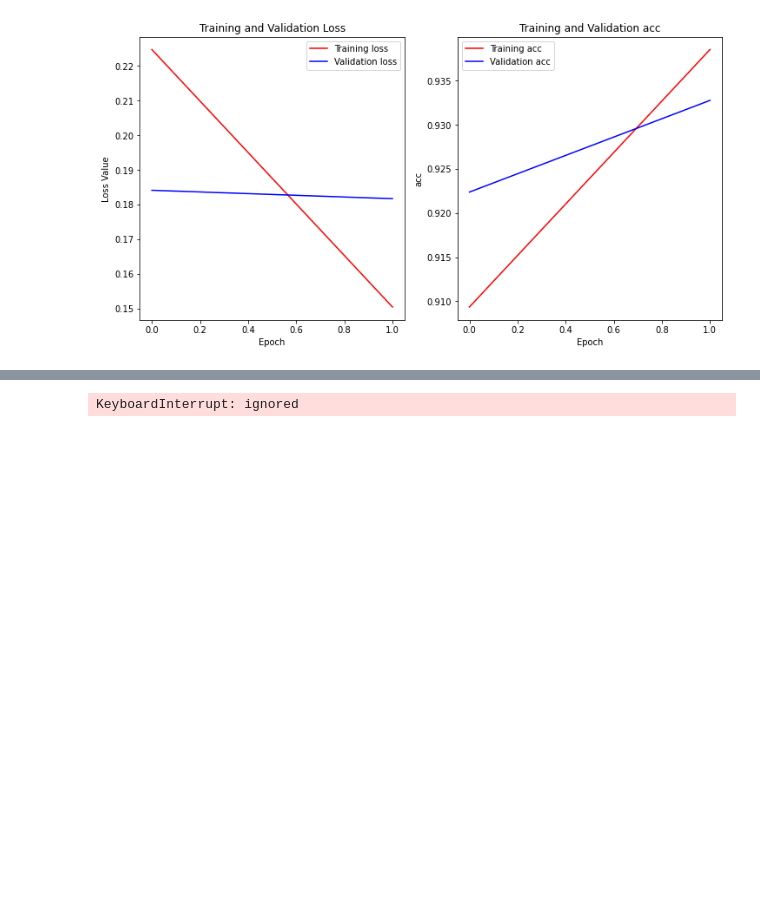
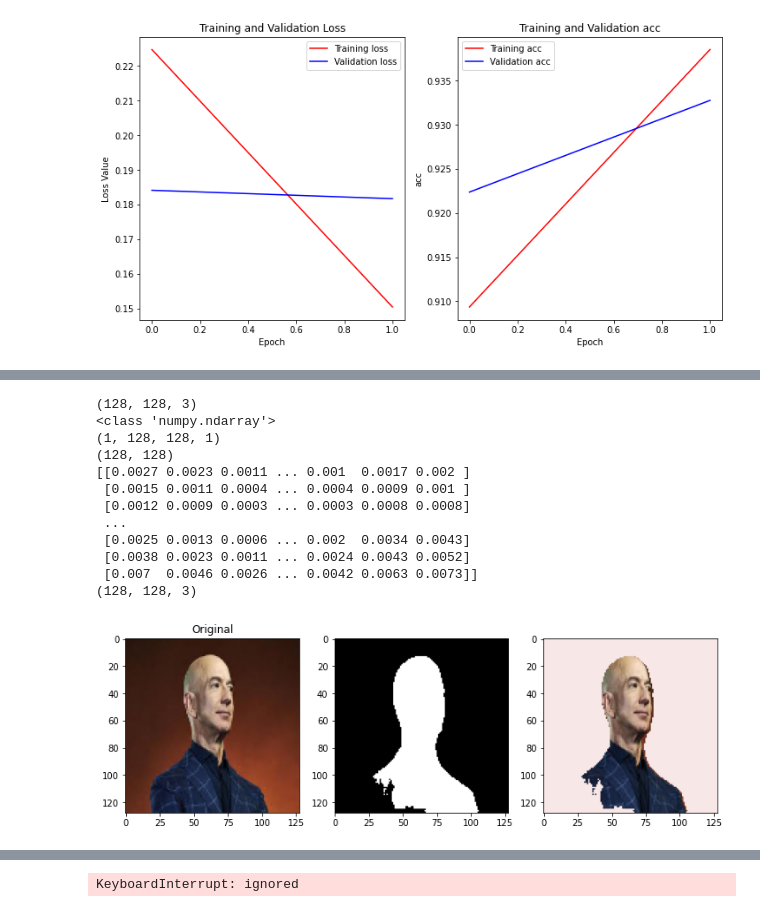
Before and after one commit to G0rav/Automatic_Background_Removal, a Jupyter notebook: Background_remover.ipynb, the cells around one changed output, grey strips where cells are left out. Cells and saved outputs as stored; diff of their text form; code cells hidden in the pictures; blank space fills up the shorter version.

```diff
--- a/Background_remover.ipynb
+++ b/Background_remover.ipynb
@@ -556,0 +572,16 @@ plt.show()
+# %%
+plotimg('https://encrypted-tbn0.gstatic.com/images?q=tbn:ANd9GcQ492AnNAAPJR3tuNh9iojWzyaVnyeQ3mApIw&usqp=CAU')
+# %% [output]
+(128, 128, 3)
+<class 'numpy.ndarray'>
+(1, 128, 128, 1)
+(128, 128)
+[[0.0027 0.0023 0.0011 ... 0.001  0.0017 0.002 ]
+ [0.0015 0.0011 0.0004 ... 0.0004 0.0009 0.001 ]
+ [0.0012 0.0009 0.0003 ... 0.0003 0.0008 0.0008]
+ ...
+ [0.0025 0.0013 0.0006 ... 0.002  0.0034 0.0043]
+ [0.0038 0.0023 0.0011 ... 0.0024 0.0043 0.0052]
+ [0.007  0.0046 0.0026 ... 0.0042 0.0063 0.0073]]
+(128, 128, 3)
+[figure, added]
```
Also changed, not shown: parts of 26 cells of this notebook.
